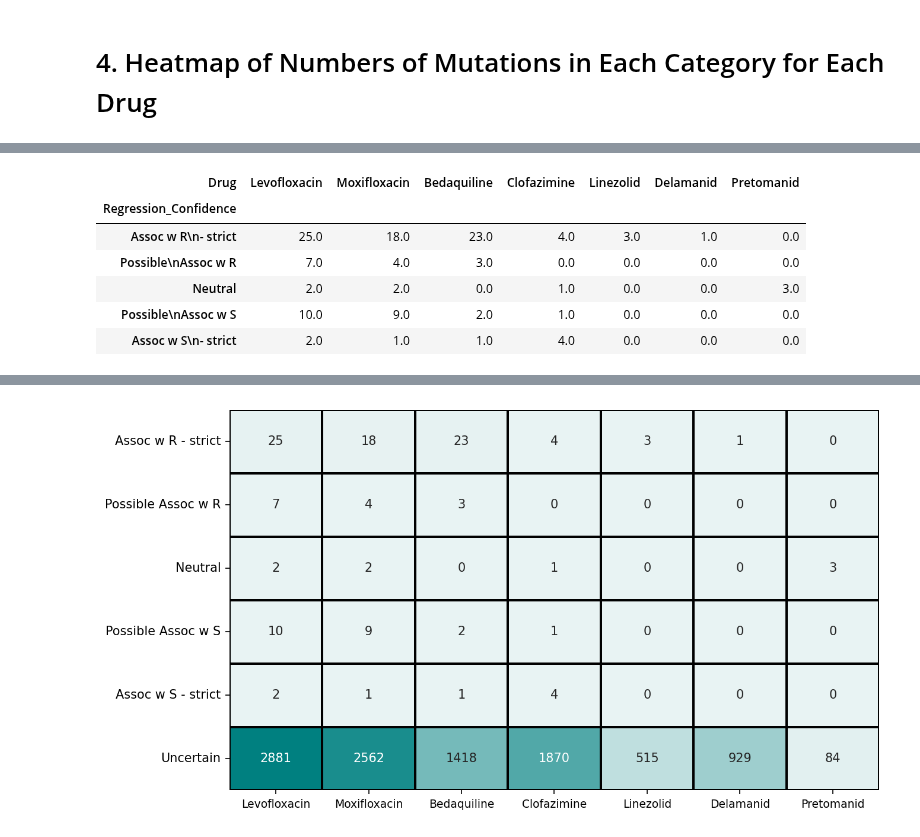
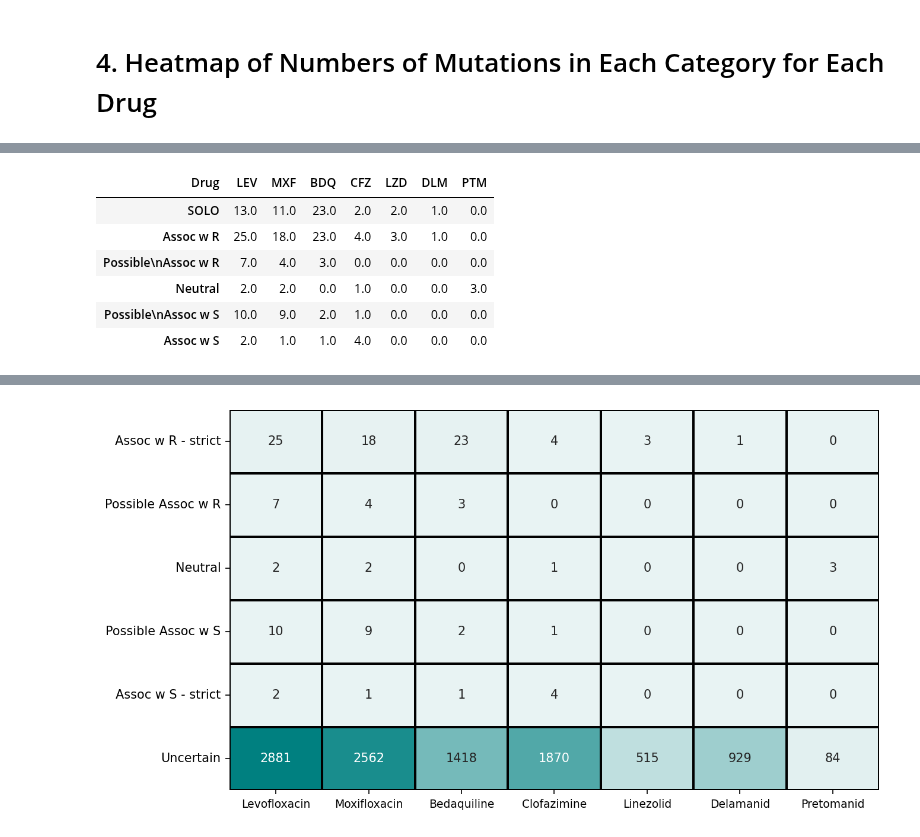
Before and after one commit to farhat-lab/who-analysis, a Jupyter notebook: analysis/who_meeting.ipynb, the cells around one changed output, grey strips where cells are left out. Saved outputs shown, nothing was run; the diff lists cells and outputs as text; code cells hidden in the pictures.

```diff
--- a/analysis/who_meeting.ipynb
+++ b/analysis/who_meeting.ipynb
@@ -851,8 +853,8 @@ def get_single_drug_data_for_heatmap(drug, tiers_lst, folder, solo_results=solo_
                                                  left_on="variant", right_on="mutation", how="inner"
                                                 )
 
-    df = pd.DataFrame(df["regression_confidence"].value_counts()).reset_index().rename(columns={"index": "Regression_Confidence", "regression_confidence": "Count"})
-    df["Drug"] = drug #drug_abbr_dict[drug]
+    df = pd.DataFrame(df["regression_confidence"].value_counts()).reset_index()
+    df["Drug"] = drug_abbr_dict[drug]
     return df
 # %%
 def plot_overall_counts_heatmap(tiers_lst, folder="BINARY", drug_order=None, include_uncertain=False, saveName=None):
@@ -870,7 +872,7 @@ def plot_overall_counts_heatmap(tiers_lst, folder="BINARY", drug_order=None, inc
                 drug_order.remove(drug)
 
     df_heatmap = pd.concat(df_heatmap, axis=0)
-    df_heatmap = df_heatmap.pivot(index="Regression_Confidence", columns="Drug", values="Count").fillna(0)
+    df_heatmap = df_heatmap.pivot(index="regression_confidence", columns="Drug", values="count").fillna(0)
 
     if include_uncertain:
         group_order = ["Assoc w R - strict", "Possible Assoc w R", "Neutral", "Possible Assoc w S", "Assoc w S - strict", "Uncertain"]
@@ -938,0 +914,11 @@ test.T
+# %%
+who_variants_all = pd.read_csv("/n/data1/hms/dbmi/farhat/Sanjana/MIC_data/WHO_resistance_variants_all.csv")
+v1_catalog_counts = []
+
+for drug in ["Levofloxacin", "Moxifloxacin", "Bedaquiline", "Clofazimine", "Linezolid", "Delamanid", "Pretomanid"]:
+    drug_abbr = drug_abbr_dict[drug]
+
+    high_conf_muts = who_variants_all.query("drug==@drug_abbr & confidence == '1) Assoc w R' & ~variant.str.contains('|'.join(['inframe', 'lof']))")
+
+    print(drug, len(high_conf_muts))
+    v1_catalog_counts.append(len(high_conf_muts))
@@ -938,0 +933,8 @@ test.T
+# %%
+v1_catalog_counts = []
+
+for drug in ["Levofloxacin", "Moxifloxacin", "Bedaquiline", "Clofazimine", "Linezolid", "Delamanid", "Pretomanid"]:
+    drug_abbr = drug_abbr_dict[drug]
+    high_conf_muts = solo_results.query("drug==@drug & Initial_Confidence_Grading == '1) Assoc w R' & ~variant.str.contains('|'.join(['inframe', 'lof']))")
+    print(drug, len(high_conf_muts))
+    v1_catalog_counts.append(len(high_conf_muts))
@@ -939,17 +949,22 @@ test.T
 # %%
-test.rename(index={"Assoc w R - strict": "Assoc w R\n- strict", "Possible Assoc w R": "Possible\nAssoc w R",
-                   "Assoc w S - strict": "Assoc w S\n- strict", "Possible Assoc w S": "Possible\nAssoc w S"
+test = plot_overall_counts_heatmap(["1", "2"], folder="NEW", drug_order=["LEV", "MXF", "BDQ", "CFZ", "LZD", "DLM", "PTM"])
+
+test.rename(index={"Assoc w R - strict": "Assoc w R", "Possible Assoc w R": "Possible\nAssoc w R",
+                   "Assoc w S - strict": "Assoc w S", "Possible Assoc w S": "Possible\nAssoc w S"
                   }, inplace=True)
 
+test = pd.concat([pd.DataFrame(np.array(v1_catalog_counts).reshape(-1, 1).T, columns=test.columns, index=["SOLO"]),
+           test,
+          ])
 test
 # %% [output]
-| Drug | Levofloxacin | Moxifloxacin | Bedaquiline | Clofazimine | Linezolid | Delamanid | Pretomanid |
-| Regression_Confidence |  |  |  |  |  |  |  |
-| Assoc w R\n- strict | 25.0 | 18.0 | 23.0 | 4.0 | 3.0 | 1.0 | 0.0 |
+| Drug | LEV | MXF | BDQ | CFZ | LZD | DLM | PTM |
+| SOLO | 13.0 | 11.0 | 23.0 | 2.0 | 2.0 | 1.0 | 0.0 |
+| Assoc w R | 25.0 | 18.0 | 23.0 | 4.0 | 3.0 | 1.0 | 0.0 |
 | Possible\nAssoc w R | 7.0 | 4.0 | 3.0 | 0.0 | 0.0 | 0.0 | 0.0 |
 | Neutral | 2.0 | 2.0 | 0.0 | 1.0 | 0.0 | 0.0 | 3.0 |
 | Possible\nAssoc w S | 10.0 | 9.0 | 2.0 | 1.0 | 0.0 | 0.0 | 0.0 |
-| Assoc w S\n- strict | 2.0 | 1.0 | 1.0 | 4.0 | 0.0 | 0.0 | 0.0 |
+| Assoc w S | 2.0 | 1.0 | 1.0 | 4.0 | 0.0 | 0.0 | 0.0 |
 # %%
 plot_width = 3
 fig, ax = plt.subplots(figsize=(3, 3))
```
Also changed, not shown: parts of 8 cells of this notebook, 22 other files.
